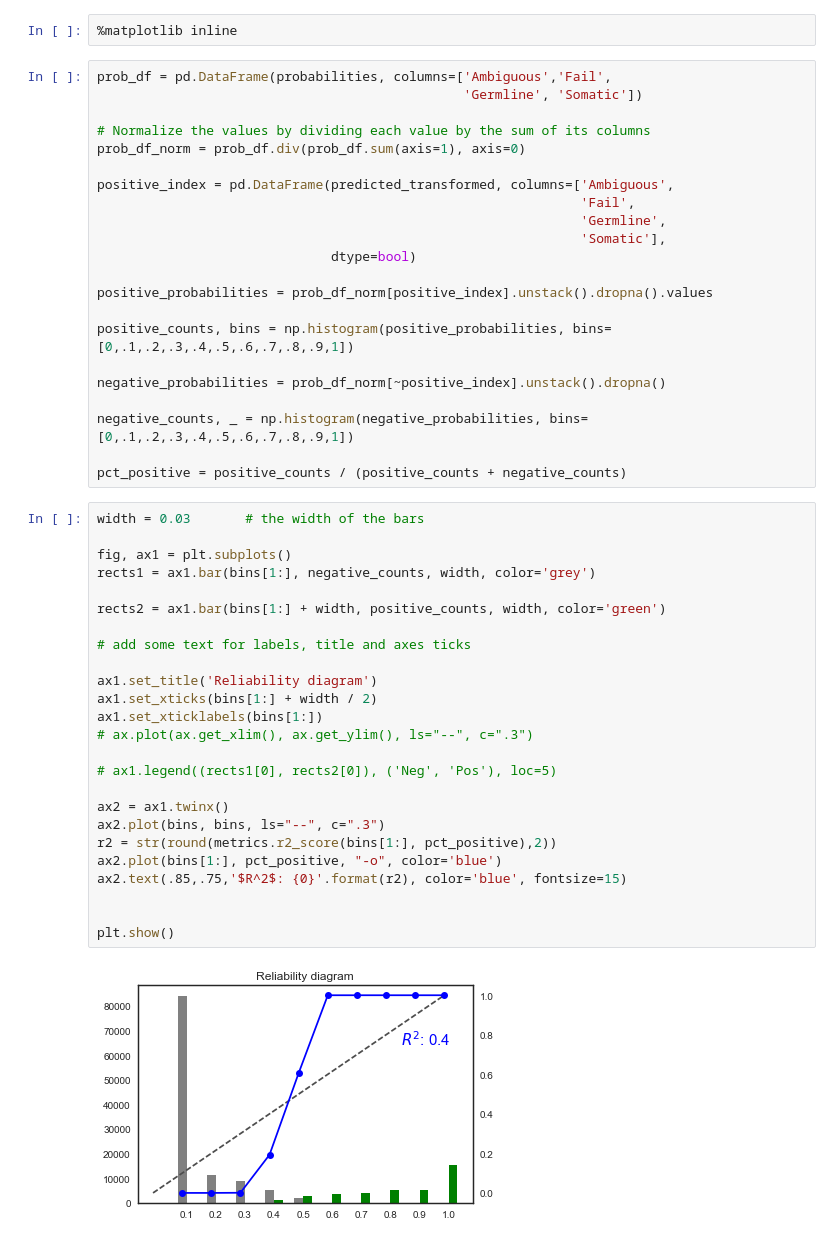
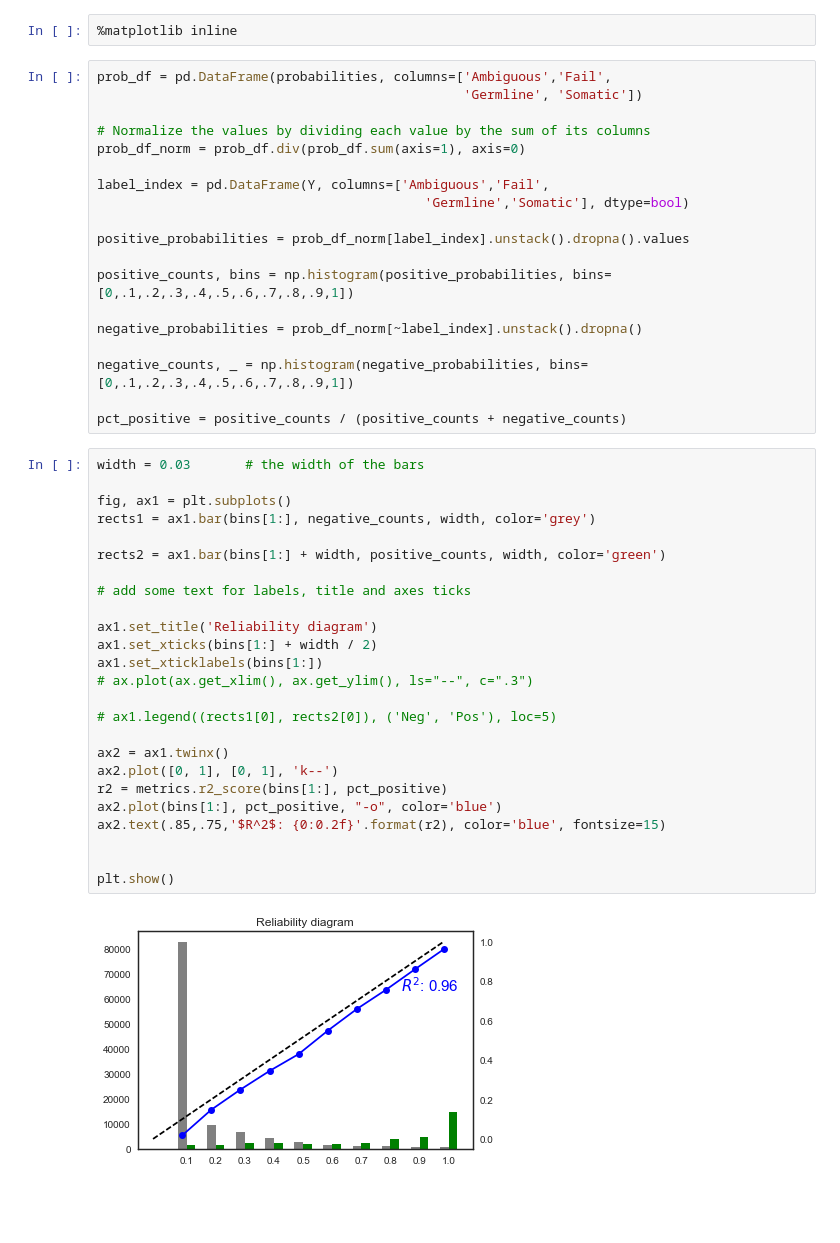
Before and after one commit to griffithlab/DeepSVR, a Jupyter notebook: notebooks/Deep learning model.ipynb, the cells around one changed output. Saved outputs shown, nothing was run; the diff lists cells and outputs as text; blank space fills up the shorter version.

```diff
--- a/notebooks/Deep learning model.ipynb
+++ b/notebooks/Deep learning model.ipynb
@@ -140,17 +140,14 @@ prob_df = pd.DataFrame(probabilities, columns=['Ambiguous','Fail',
 # Normalize the values by dividing each value by the sum of its columns
 prob_df_norm = prob_df.div(prob_df.sum(axis=1), axis=0)
 
-positive_index = pd.DataFrame(predicted_transformed, columns=['Ambiguous',
-                                                              'Fail',
-                                                              'Germline',
-                                                              'Somatic'],
-                              dtype=bool)
+label_index = pd.DataFrame(Y, columns=['Ambiguous','Fail',
+                                          'Germline','Somatic'], dtype=bool)
 
-positive_probabilities = prob_df_norm[positive_index].unstack().dropna().values
+positive_probabilities = prob_df_norm[label_index].unstack().dropna().values
 
 positive_counts, bins = np.histogram(positive_probabilities, bins=[0,.1,.2,.3,.4,.5,.6,.7,.8,.9,1])
 
-negative_probabilities = prob_df_norm[~positive_index].unstack().dropna()
+negative_probabilities = prob_df_norm[~label_index].unstack().dropna()
 
 negative_counts, _ = np.histogram(negative_probabilities, bins=[0,.1,.2,.3,.4,.5,.6,.7,.8,.9,1])
 
@@ -158,27 +155,27 @@ pct_positive = positive_counts / (positive_counts + negative_counts)
 # %%
 width = 0.03       # the width of the bars
 
 fig, ax1 = plt.subplots()
 rects1 = ax1.bar(bins[1:], negative_counts, width, color='grey')
 
 rects2 = ax1.bar(bins[1:] + width, positive_counts, width, color='green')
 
 # add some text for labels, title and axes ticks
 
 ax1.set_title('Reliability diagram')
 ax1.set_xticks(bins[1:] + width / 2)
 ax1.set_xticklabels(bins[1:])
 # ax.plot(ax.get_xlim(), ax.get_ylim(), ls="--", c=".3")
 
 # ax1.legend((rects1[0], rects2[0]), ('Neg', 'Pos'), loc=5)
 
 ax2 = ax1.twinx()
-ax2.plot(bins, bins, ls="--", c=".3")
-r2 = str(round(metrics.r2_score(bins[1:], pct_positive),2))
+ax2.plot([0, 1], [0, 1], 'k--')
+r2 = metrics.r2_score(bins[1:], pct_positive)
 ax2.plot(bins[1:], pct_positive, "-o", color='blue')
-ax2.text(.85,.75,'$R^2$: {0}'.format(r2), color='blue', fontsize=15)
+ax2.text(.85,.75,'$R^2$: {0:0.2f}'.format(r2), color='blue', fontsize=15)
 
 
 plt.show()
 # %% [output]
-[figure, old version]
+[figure, new version]
```
Also changed, not shown: parts of 19 cells of this notebook, 1 other file.
